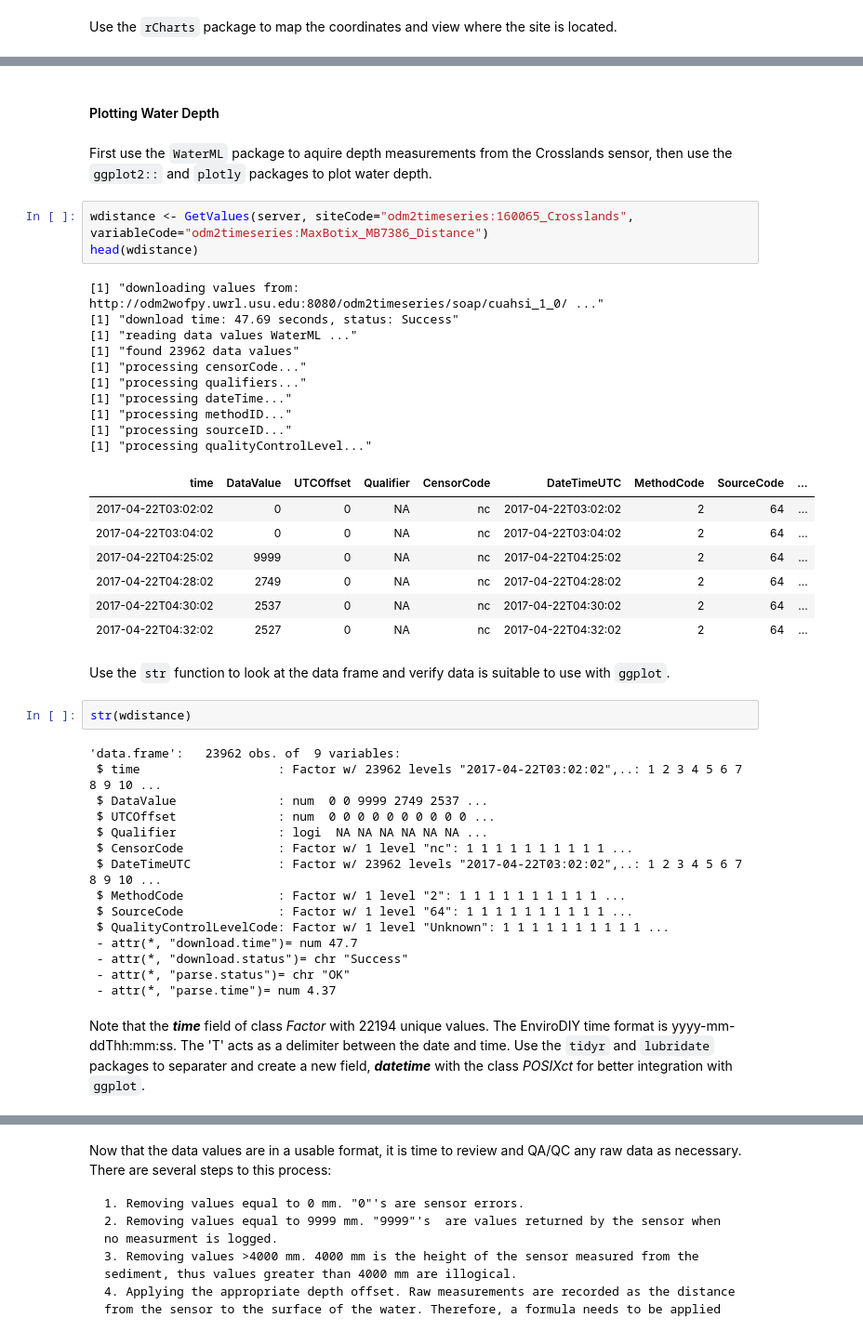
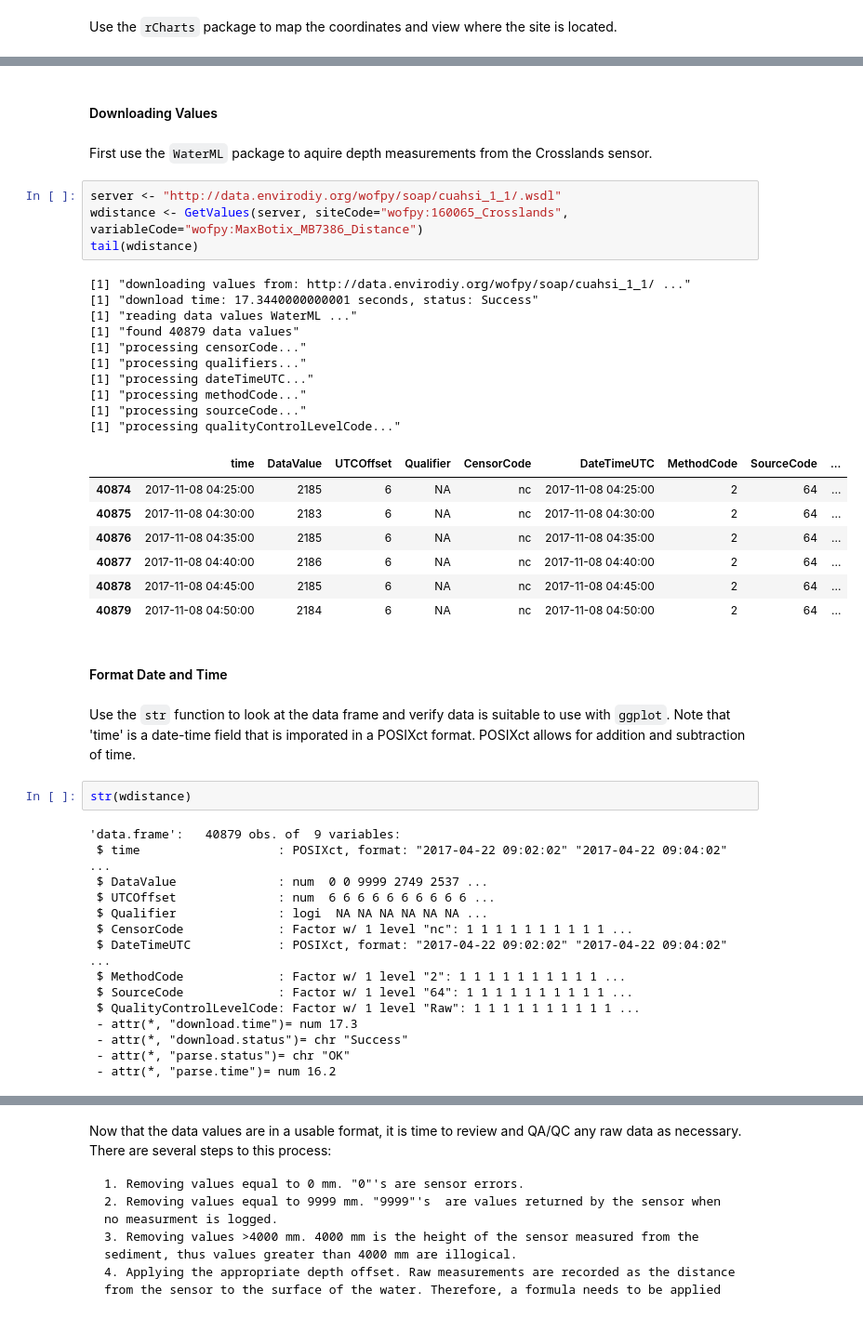
Before and after one commit to BiG-CZ/BiG-CZ-Toolbox, a Jupyter notebook: ipynotebooks/EnviroDIY_Rnotebook.ipynb, the cells around one changed output, grey strips where cells are left out. Shown: that part at 93% size. Drawn from its saved outputs; the diff is of its cells as text.

```diff
--- a/ipynotebooks/EnviroDIY_Rnotebook.ipynb
+++ b/ipynotebooks/EnviroDIY_Rnotebook.ipynb
@@ -282,47 +276,48 @@ Warning message:
 [interactive output not drawn]
-# %% [markdown]
-#### Plotting Water Depth
+# %% [markdown]
+#### Downloading Values
 # %% [markdown]
-First use the `WaterML` package to aquire depth measurements from the Crosslands sensor, then use the `ggplot2::` and `plotly` packages to plot water depth.
+First use the `WaterML` package to aquire depth measurements from the Crosslands sensor.
 # %%
-wdistance <- GetValues(server, siteCode="odm2timeseries:160065_Crosslands", variableCode="odm2timeseries:MaxBotix_MB7386_Distance")
-head(wdistance)
+server <- "http://data.envirodiy.org/wofpy/soap/cuahsi_1_1/.wsdl"
+wdistance <- GetValues(server, siteCode="wofpy:160065_Crosslands", variableCode="wofpy:MaxBotix_MB7386_Distance")
+tail(wdistance)
 # %% [output]
-[1] "downloading values from: http://odm2wofpy.uwrl.usu.edu:8080/odm2timeseries/soap/cuahsi_1_0/ ..."
-[1] "download time: 47.69 seconds, status: Success"
+[1] "downloading values from: http://data.envirodiy.org/wofpy/soap/cuahsi_1_1/ ..."
+[1] "download time: 17.3440000000001 seconds, status: Success"
 [1] "reading data values WaterML ..."
-[1] "found 23962 data values"
+[1] "found 40879 data values"
 [1] "processing censorCode..."
 [1] "processing qualifiers..."
-[1] "processing dateTime..."
-[1] "processing methodID..."
-[1] "processing sourceID..."
-[1] "processing qualityControlLevel..."
+[1] "processing dateTimeUTC..."
+[1] "processing methodCode..."
+[1] "processing sourceCode..."
+[1] "processing qualityControlLevelCode..."
-| time | DataValue | UTCOffset | Qualifier | CensorCode | DateTimeUTC | MethodCode | SourceCode | ... |
-| 2017-04-22T03:02:02 | 0 | 0 | NA | nc | 2017-04-22T03:02:02 | 2 | 64 | ... |
-| 2017-04-22T03:04:02 | 0 | 0 | NA | nc | 2017-04-22T03:04:02 | 2 | 64 | ... |
-| 2017-04-22T04:25:02 | 9999 | 0 | NA | nc | 2017-04-22T04:25:02 | 2 | 64 | ... |
-| 2017-04-22T04:28:02 | 2749 | 0 | NA | nc | 2017-04-22T04:28:02 | 2 | 64 | ... |
-| 2017-04-22T04:30:02 | 2537 | 0 | NA | nc | 2017-04-22T04:30:02 | 2 | 64 | ... |
-| 2017-04-22T04:32:02 | 2527 | 0 | NA | nc | 2017-04-22T04:32:02 | 2 | 64 | ... |
+|  | time | DataValue | UTCOffset | Qualifier | CensorCode | DateTimeUTC | MethodCode | SourceCode | ... |
+| 40874 | 2017-11-08 04:25:00 | 2185 | 6 | NA | nc | 2017-11-08 04:25:00 | 2 | 64 | ... |
+| 40875 | 2017-11-08 04:30:00 | 2183 | 6 | NA | nc | 2017-11-08 04:30:00 | 2 | 64 | ... |
+| 40876 | 2017-11-08 04:35:00 | 2185 | 6 | NA | nc | 2017-11-08 04:35:00 | 2 | 64 | ... |
+| 40877 | 2017-11-08 04:40:00 | 2186 | 6 | NA | nc | 2017-11-08 04:40:00 | 2 | 64 | ... |
+| 40878 | 2017-11-08 04:45:00 | 2185 | 6 | NA | nc | 2017-11-08 04:45:00 | 2 | 64 | ... |
+| 40879 | 2017-11-08 04:50:00 | 2184 | 6 | NA | nc | 2017-11-08 04:50:00 | 2 | 64 | ... |
+# %% [markdown]
+#### Format Date and Time
 # %% [markdown]
-Use the `str` function to look at the data frame and verify data is suitable to use with `ggplot`.
+Use the `str` function to look at the data frame and verify data is suitable to use with `ggplot`. Note that 'time' is a date-time field that is imporated in a POSIXct format. POSIXct allows for addition and subtraction of time.
 # %%
 str(wdistance)
 # %% [output]
-'data.frame':   23962 obs. of  9 variables:
- $ time                   : Factor w/ 23962 levels "2017-04-22T03:02:02",..: 1 2 3 4 5 6 7 8 9 10 ...
+'data.frame':   40879 obs. of  9 variables:
+ $ time                   : POSIXct, format: "2017-04-22 09:02:02" "2017-04-22 09:04:02" ...
  $ DataValue              : num  0 0 9999 2749 2537 ...
- $ UTCOffset              : num  0 0 0 0 0 0 0 0 0 0 ...
+ $ UTCOffset              : num  6 6 6 6 6 6 6 6 6 6 ...
  $ Qualifier              : logi  NA NA NA NA NA NA ...
  $ CensorCode             : Factor w/ 1 level "nc": 1 1 1 1 1 1 1 1 1 1 ...
- $ DateTimeUTC            : Factor w/ 23962 levels "2017-04-22T03:02:02",..: 1 2 3 4 5 6 7 8 9 10 ...
+ $ DateTimeUTC            : POSIXct, format: "2017-04-22 09:02:02" "2017-04-22 09:04:02" ...
  $ MethodCode             : Factor w/ 1 level "2": 1 1 1 1 1 1 1 1 1 1 ...
  $ SourceCode             : Factor w/ 1 level "64": 1 1 1 1 1 1 1 1 1 1 ...
- $ QualityControlLevelCode: Factor w/ 1 level "Unknown": 1 1 1 1 1 1 1 1 1 1 ...
- - attr(*, "download.time")= num 47.7
+ $ QualityControlLevelCode: Factor w/ 1 level "Raw": 1 1 1 1 1 1 1 1 1 1 ...
+ - attr(*, "download.time")= num 17.3
  - attr(*, "download.status")= chr "Success"
  - attr(*, "parse.status")= chr "OK"
- - attr(*, "parse.time")= num 4.37
+ - attr(*, "parse.time")= num 16.2
-# %% [markdown]
-Note that the ***time*** field of class *Factor* with 22194 unique values. The EnviroDIY time format is yyyy-mm-ddThh:mm:ss. The 'T' acts as a delimiter between the date and time. Use the `tidyr` and `lubridate` packages to separater and create a new field, ***datetime*** with the class *POSIXct* for better integration with `ggplot`.
```
Also changed, not shown: parts of 25 cells of this notebook.
